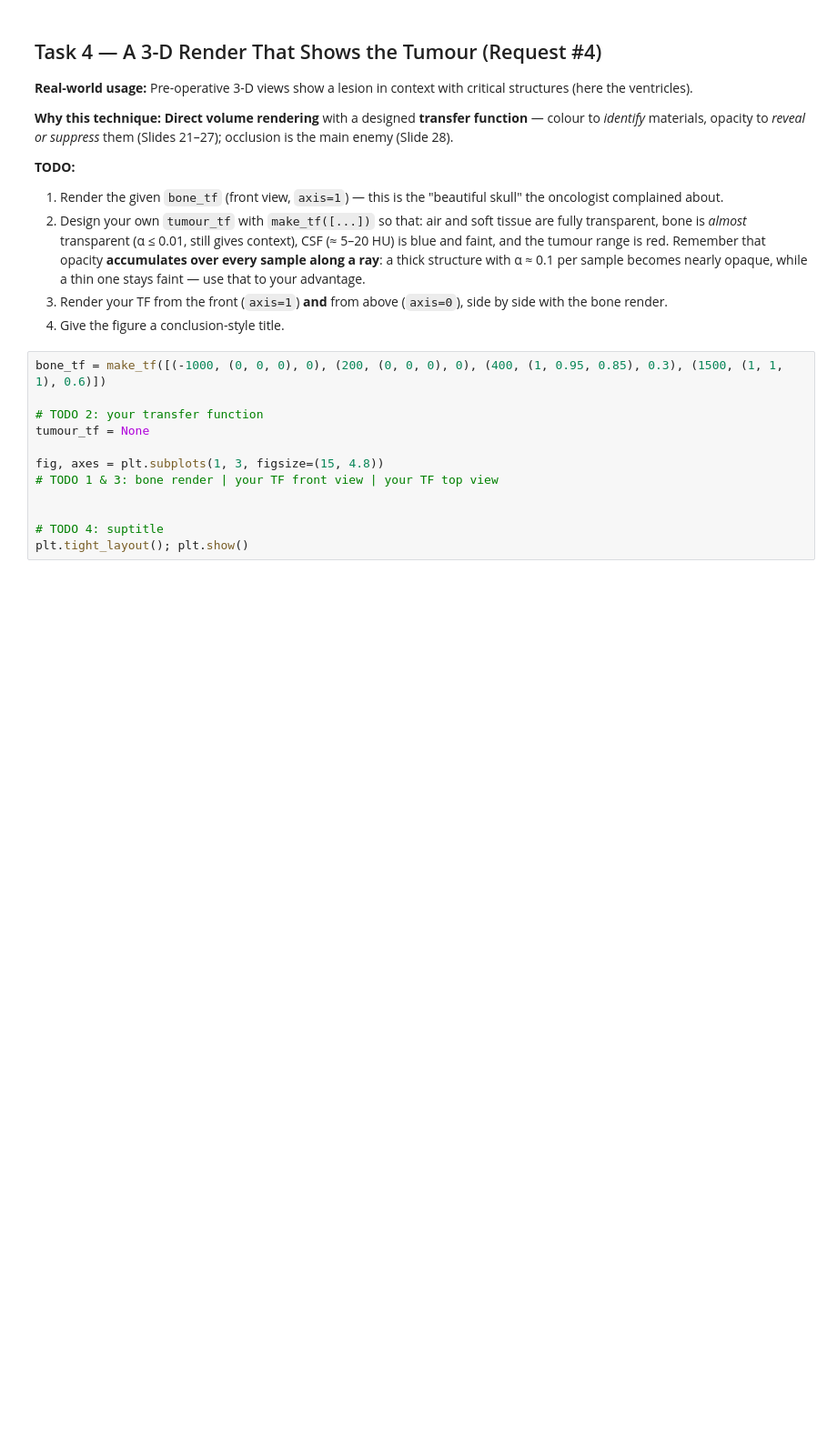
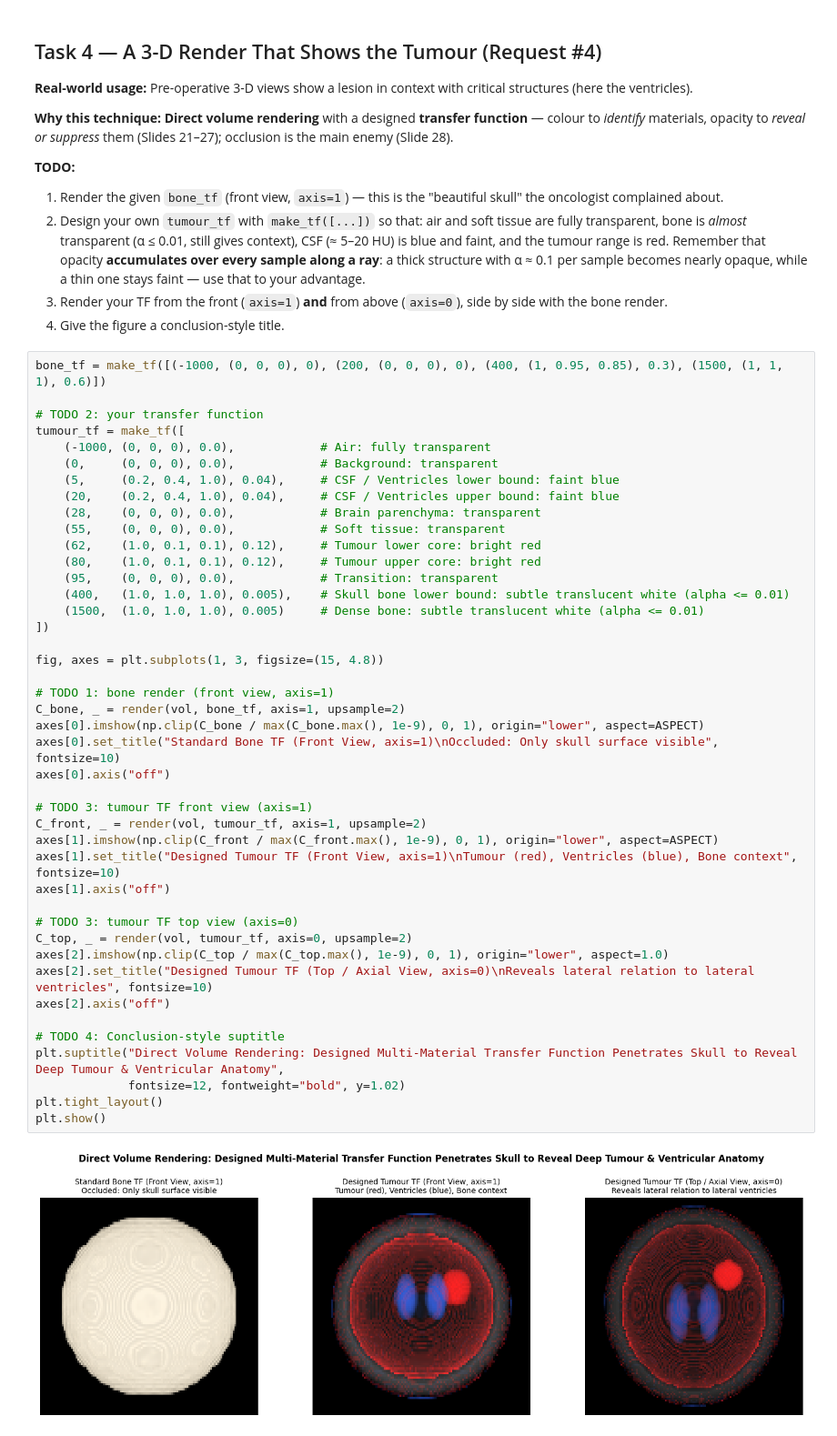
Before and after one commit to adarshm1705/VDUI-unit-3-assignment, a Jupyter notebook: unit3_ppt3_activity.ipynb, the cells around one changed output. Shown at 91% size. Saved outputs shown, nothing was run; the diff lists cells and outputs as text; blank space fills up the shorter version.

```diff
--- a/unit3_ppt3_activity.ipynb
+++ b/unit3_ppt3_activity.ipynb
@@ -199,15 +334,48 @@ materials, opacity to *reveal or suppress* them (Slides 21–27); occlusion is t
 # %%
 bone_tf = make_tf([(-1000, (0, 0, 0), 0), (200, (0, 0, 0), 0), (400, (1, 0.95, 0.85), 0.3), (1500, (1, 1, 1), 0.6)])
 
 # TODO 2: your transfer function
-tumour_tf = None
+tumour_tf = make_tf([
+    (-1000, (0, 0, 0), 0.0),            # Air: fully transparent
+    (0,     (0, 0, 0), 0.0),            # Background: transparent
+    (5,     (0.2, 0.4, 1.0), 0.04),     # CSF / Ventricles lower bound: faint blue
+    (20,    (0.2, 0.4, 1.0), 0.04),     # CSF / Ventricles upper bound: faint blue
+    (28,    (0, 0, 0), 0.0),            # Brain parenchyma: transparent
+    (55,    (0, 0, 0), 0.0),            # Soft tissue: transparent
+    (62,    (1.0, 0.1, 0.1), 0.12),     # Tumour lower core: bright red
+    (80,    (1.0, 0.1, 0.1), 0.12),     # Tumour upper core: bright red
+    (95,    (0, 0, 0), 0.0),            # Transition: transparent
+    (400,   (1.0, 1.0, 1.0), 0.005),    # Skull bone lower bound: subtle translucent white (alpha <= 0.01)
+    (1500,  (1.0, 1.0, 1.0), 0.005)     # Dense bone: subtle translucent white (alpha <= 0.01)
+])
 
 fig, axes = plt.subplots(1, 3, figsize=(15, 4.8))
-# TODO 1 & 3: bone render | your TF front view | your TF top view
 
+# TODO 1: bone render (front view, axis=1)
+C_bone, _ = render(vol, bone_tf, axis=1, upsample=2)
+axes[0].imshow(np.clip(C_bone / max(C_bone.max(), 1e-9), 0, 1), origin="lower", aspect=ASPECT)
+axes[0].set_title("Standard Bone TF (Front View, axis=1)\nOccluded: Only skull surface visible", fontsize=10)
+axes[0].axis("off")
 
-# TODO 4: suptitle
-plt.tight_layout(); plt.show()
+# TODO 3: tumour TF front view (axis=1)
+C_front, _ = render(vol, tumour_tf, axis=1, upsample=2)
+axes[1].imshow(np.clip(C_front / max(C_front.max(), 1e-9), 0, 1), origin="lower", aspect=ASPECT)
+axes[1].set_title("Designed Tumour TF (Front View, axis=1)\nTumour (red), Ventricles (blue), Bone context", fontsize=10)
+axes[1].axis("off")
+
+# TODO 3: tumour TF top view (axis=0)
+C_top, _ = render(vol, tumour_tf, axis=0, upsample=2)
+axes[2].imshow(np.clip(C_top / max(C_top.max(), 1e-9), 0, 1), origin="lower", aspect=1.0)
+axes[2].set_title("Designed Tumour TF (Top / Axial View, axis=0)\nReveals lateral relation to lateral ventricles", fontsize=10)
+axes[2].axis("off")
+
+# TODO 4: Conclusion-style suptitle
+plt.suptitle("Direct Volume Rendering: Designed Multi-Material Transfer Function Penetrates Skull to Reveal Deep Tumour & Ventricular Anatomy",
+             fontsize=12, fontweight="bold", y=1.02)
+plt.tight_layout()
+plt.show()
+# %% [output]
+[figure, added]
 # %% [markdown]
 **Reflection:** Your tumour TF probably also lights up a faint red rim just inside the skull. Which volume-rendering
 challenge from Slide 28 causes it? Name one technique from this lecture (hint: Slides 31–32) that would remove it,
```
Also changed, not shown: parts of 10 cells of this notebook, 1 other file.
